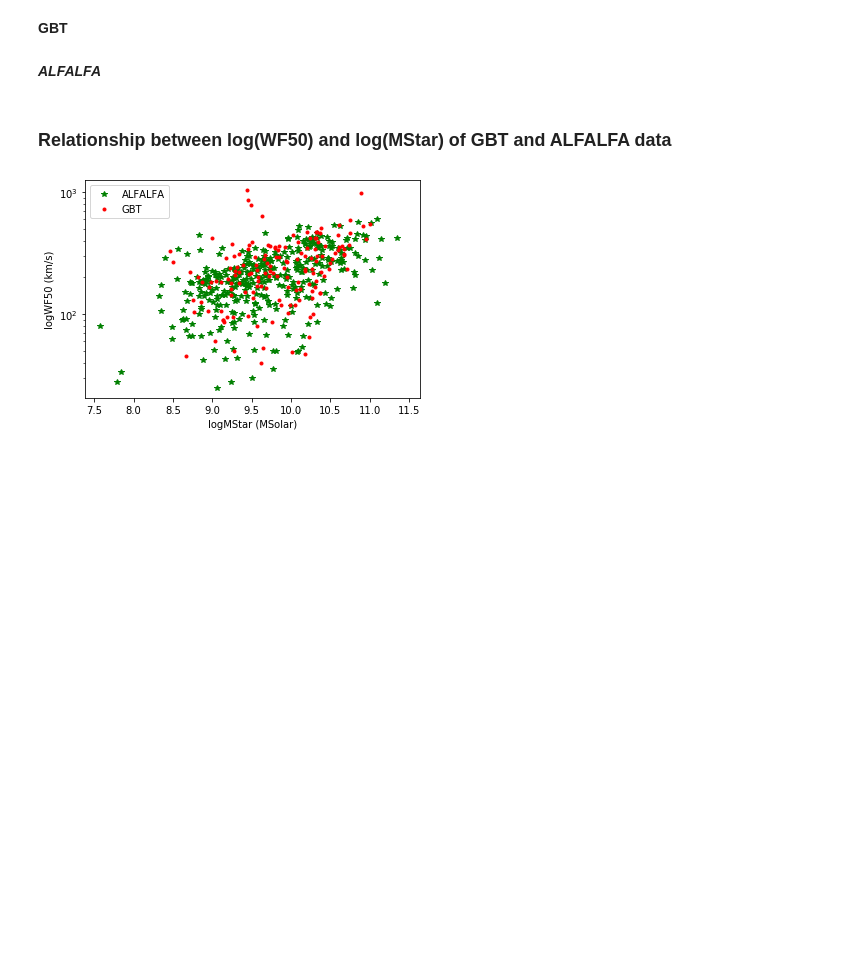
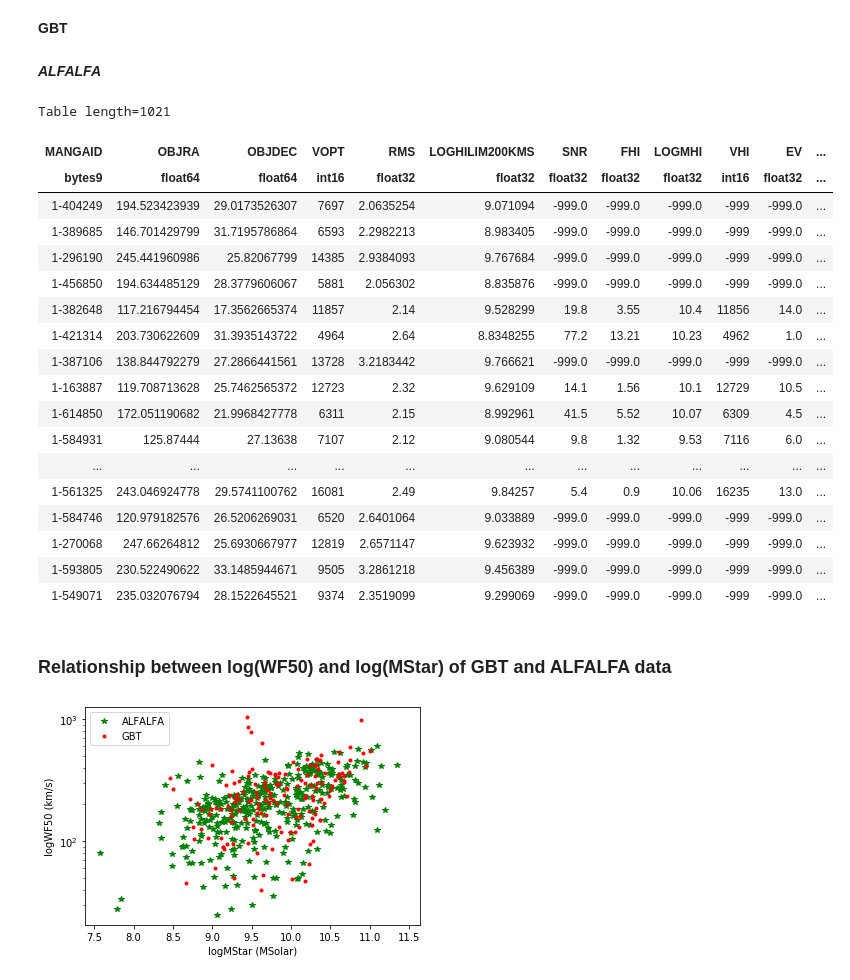
Before and after one commit to usiam/Summer-20_Galactic-Rotation-Curves-And-Dark-Matter, a Jupyter notebook: wf50_MHI_MStar_scatter.ipynb, the cells around one changed output. Drawn from its saved outputs; the diff is of its cells as text; code cells hidden in the pictures; blank space fills up the shorter version.

```diff
--- a/wf50_MHI_MStar_scatter.ipynb
+++ b/wf50_MHI_MStar_scatter.ipynb
@@ -95,6 +95,28 @@ for i in range(len(alfaHI)):
 alfaHI.remove_column('PLATEIFU')
 # %%
 alfaHI.write('out_txt/ALFALFA_HI_with_MStar.txt', format='ascii.commented_header', overwrite = True)
+# %%
+alfaHI
+# %% [output]
+Table length=1021
+| MANGAID | OBJRA | OBJDEC | VOPT | RMS | LOGHILIM200KMS | SNR | FHI | LOGMHI | VHI | EV | ... |
+| bytes9 | float64 | float64 | int16 | float32 | float32 | float32 | float32 | float32 | int16 | float32 | ... |
+| 1-404249 | 194.523423939 | 29.0173526307 | 7697 | 2.0635254 | 9.071094 | -999.0 | -999.0 | -999.0 | -999 | -999.0 | ... |
+| 1-389685 | 146.701429799 | 31.7195786864 | 6593 | 2.2982213 | 8.983405 | -999.0 | -999.0 | -999.0 | -999 | -999.0 | ... |
+| 1-296190 | 245.441960986 | 25.82067799 | 14385 | 2.9384093 | 9.767684 | -999.0 | -999.0 | -999.0 | -999 | -999.0 | ... |
+| 1-456850 | 194.634485129 | 28.3779606067 | 5881 | 2.056302 | 8.835876 | -999.0 | -999.0 | -999.0 | -999 | -999.0 | ... |
+| 1-382648 | 117.216794454 | 17.3562665374 | 11857 | 2.14 | 9.528299 | 19.8 | 3.55 | 10.4 | 11856 | 14.0 | ... |
+| 1-421314 | 203.730622609 | 31.3935143722 | 4964 | 2.64 | 8.8348255 | 77.2 | 13.21 | 10.23 | 4962 | 1.0 | ... |
+| 1-387106 | 138.844792279 | 27.2866441561 | 13728 | 3.2183442 | 9.766621 | -999.0 | -999.0 | -999.0 | -999 | -999.0 | ... |
+| 1-163887 | 119.708713628 | 25.7462565372 | 12723 | 2.32 | 9.629109 | 14.1 | 1.56 | 10.1 | 12729 | 10.5 | ... |
+| 1-614850 | 172.051190682 | 21.9968427778 | 6311 | 2.15 | 8.992961 | 41.5 | 5.52 | 10.07 | 6309 | 4.5 | ... |
+| 1-584931 | 125.87444 | 27.13638 | 7107 | 2.12 | 9.080544 | 9.8 | 1.32 | 9.53 | 7116 | 6.0 | ... |
+| ... | ... | ... | ... | ... | ... | ... | ... | ... | ... | ... | ... |
+| 1-561325 | 243.046924778 | 29.5741100762 | 16081 | 2.49 | 9.84257 | 5.4 | 0.9 | 10.06 | 16235 | 13.0 | ... |
+| 1-584746 | 120.979182576 | 26.5206269031 | 6520 | 2.6401064 | 9.033889 | -999.0 | -999.0 | -999.0 | -999 | -999.0 | ... |
+| 1-270068 | 247.66264812 | 25.6930667977 | 12819 | 2.6571147 | 9.623932 | -999.0 | -999.0 | -999.0 | -999 | -999.0 | ... |
+| 1-593805 | 230.522490622 | 33.1485944671 | 9505 | 3.2861218 | 9.456389 | -999.0 | -999.0 | -999.0 | -999 | -999.0 | ... |
+| 1-549071 | 235.032076794 | 28.1522645521 | 9374 | 2.3519099 | 9.299069 | -999.0 | -999.0 | -999.0 | -999 | -999.0 | ... |
 # %% [markdown]
 ### Relationship between log(WF50) and log(MStar) of GBT and ALFALFA data
 # %%
```
Also changed, not shown: parts of 1 cell of this notebook, 5 other files.
